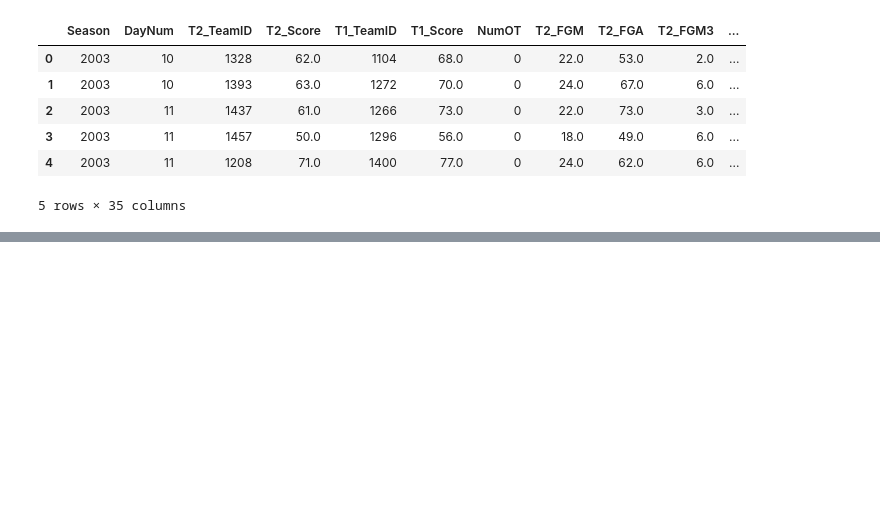
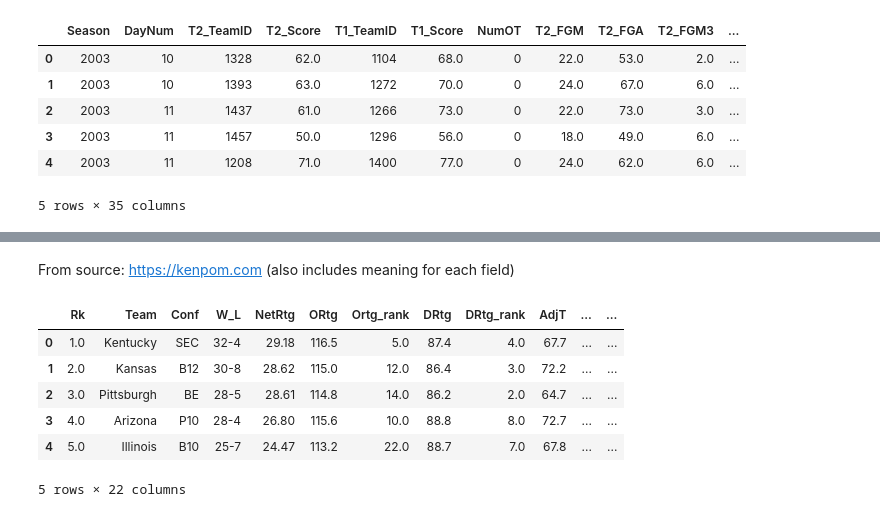
Before and after one commit to ecw70574/data_mining_course_project, a Jupyter notebook: TestingMerge.ipynb, the cells around one changed output, grey strips where cells are left out. Cells and saved outputs as stored; diff of their text form; code cells hidden in the pictures; blank space fills up the shorter version.

```diff
--- a/TestingMerge.ipynb
+++ b/TestingMerge.ipynb
@@ -163,0 +275,16 @@ display(regular_data.head())
+# %% [markdown]
+From source: https://kenpom.com (also includes meaning for each field)
+# %%
+# We will be combining in this data from Pomeroy rankings (external source)
+pomeroy = pd.read_csv("KenPom Stats.csv")
+display(pomeroy.head())
+# for this file we can use the ranking for each stat (its built in) and maybe use some differences
+# because we also have the raw value for these statistics, idk which we would want
+# %% [output]
+|  | Rk | Team | Conf | W_L | NetRtg | ORtg | Ortg_rank | DRtg | DRtg_rank | AdjT | ... | ... |
+| 0 | 1.0 | Kentucky | SEC | 32-4 | 29.18 | 116.5 | 5.0 | 87.4 | 4.0 | 67.7 | ... | ... |
+| 1 | 2.0 | Kansas | B12 | 30-8 | 28.62 | 115.0 | 12.0 | 86.4 | 3.0 | 72.2 | ... | ... |
+| 2 | 3.0 | Pittsburgh | BE | 28-5 | 28.61 | 114.8 | 14.0 | 86.2 | 2.0 | 64.7 | ... | ... |
+| 3 | 4.0 | Arizona | P10 | 28-4 | 26.80 | 115.6 | 10.0 | 88.8 | 8.0 | 72.7 | ... | ... |
+| 4 | 5.0 | Illinois | B10 | 25-7 | 24.47 | 113.2 | 22.0 | 88.7 | 7.0 | 67.8 | ... | ... |
+5 rows × 22 columns
```
Also changed, not shown: parts of 16 cells of this notebook, 1 other file.
